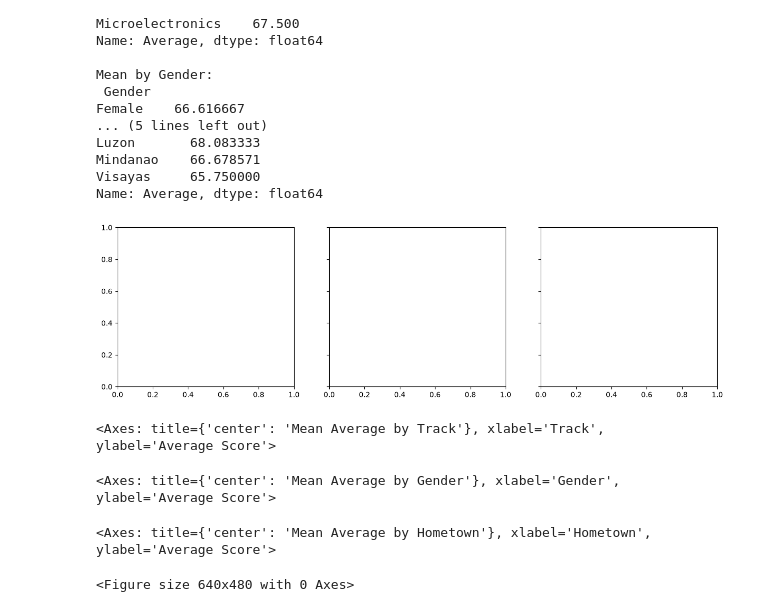
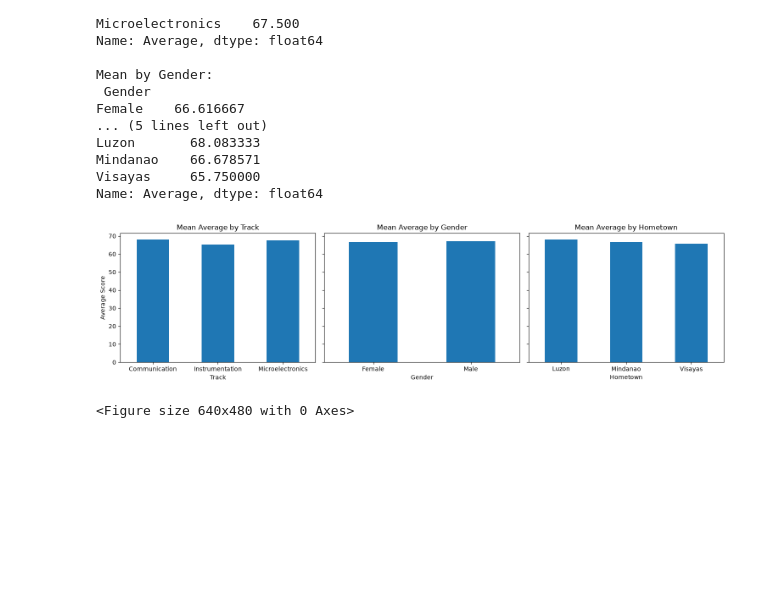
Before and after one commit to elija-png/ECE2112_PA4, a Jupyter notebook: PA4.ipynb, the cells around one changed output. Saved outputs shown, nothing was run; the diff lists cells and outputs as text; code cells hidden in the pictures; blank space fills up the shorter version.

```diff
--- a/PA4.ipynb
+++ b/PA4.ipynb
@@ -79,38 +79,36 @@ Visayas     65.750000
 Name: Average, dtype: float64
 # %%
 fig, axes = plt.subplots(1, 3, figsize=(15, 4), sharey=True)
+
+mean_track.plot(
+    kind="bar",
+    ax=axes[0],
+    title="Mean Average by Track",
+    ylabel="Average Score",
+    rot=0,
+)
+
+mean_gender.plot(
+    kind="bar",
+    ax=axes[1],
+    title="Mean Average by Gender",
+    ylabel="Average Score",
+    rot=0,
+)
+
+mean_hometown.plot(
+    kind="bar",
+    ax=axes[2],
+    title="Mean Average by Hometown",
+    ylabel="Average Score",
+    rot=0,
+)
+# Plot gender and hometown on axes[1] and axes[2] here...
+
+plt.tight_layout()
+plt.show()
 # %% [output]
-[figure, old version]
+[figure, new version]
-# %%
-mean_track.plot(
-    kind="bar",
-    ax=axes[0],
-    title="Mean Average by Track",
-    ylabel="Average Score",
-    rot=0,
-)
-# %% [output]
-<Axes: title={'center': 'Mean Average by Track'}, xlabel='Track', ylabel='Average Score'>
-# %%
-mean_gender.plot(
-    kind="bar",
-    ax=axes[1],
-    title="Mean Average by Gender",
-    ylabel="Average Score",
-    rot=0,
-)
-# %% [output]
-<Axes: title={'center': 'Mean Average by Gender'}, xlabel='Gender', ylabel='Average Score'>
-# %%
-mean_hometown.plot(
-    kind="bar",
-    ax=axes[2],
-    title="Mean Average by Hometown",
-    ylabel="Average Score",
-    rot=0,
-)
-# %% [output]
-<Axes: title={'center': 'Mean Average by Hometown'}, xlabel='Hometown', ylabel='Average Score'>
 # %%
 plt.tight_layout()
 plt.show()
```
